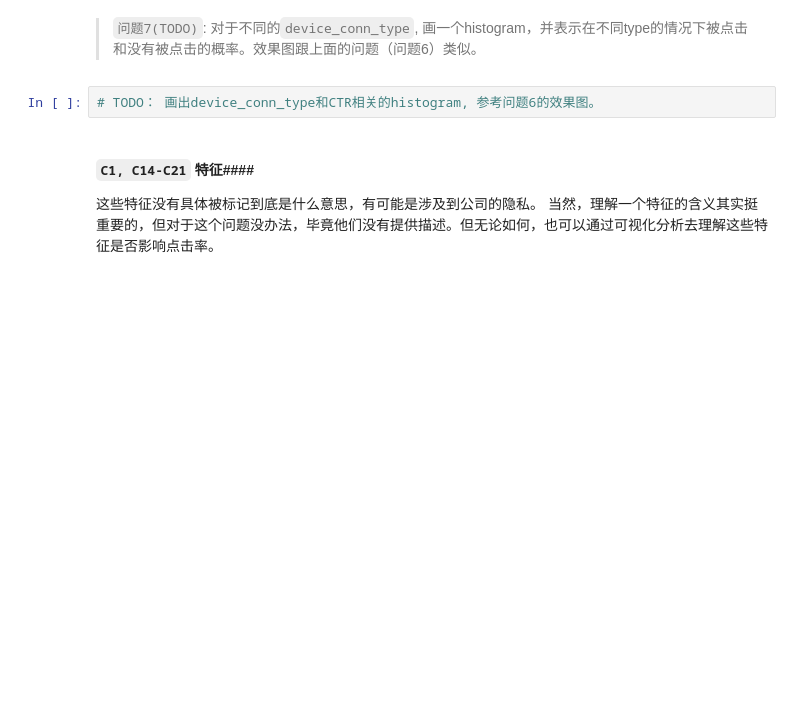
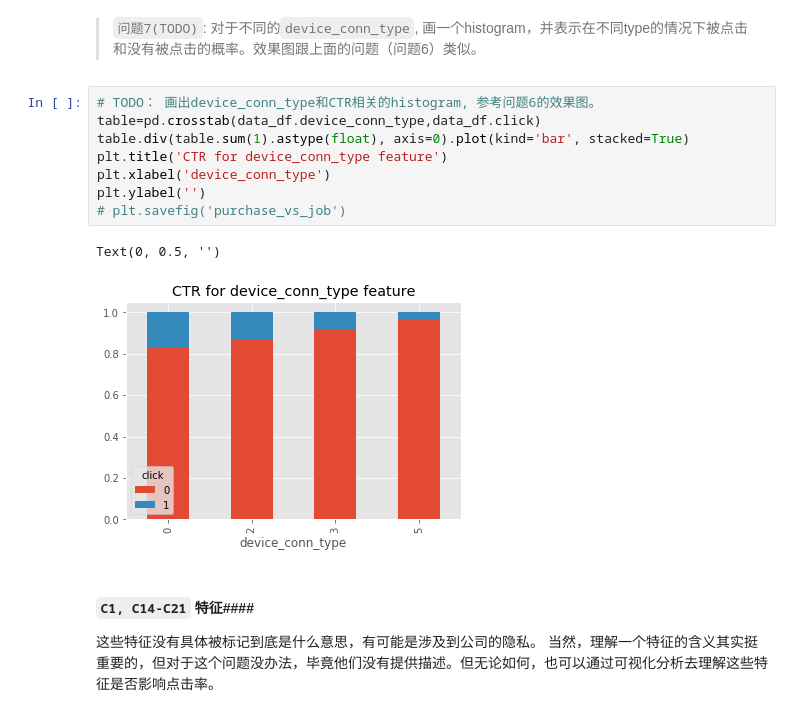
Before and after one commit to lishuai1022/machine_learning, a Jupyter notebook: projects-ch8-ad/starter_code.ipynb, the cells around one changed output. Cells and saved outputs as stored; diff of their text form; blank space fills up the shorter version.

```diff
--- a/projects-ch8-ad/starter_code.ipynb
+++ b/projects-ch8-ad/starter_code.ipynb
@@ -179,7 +249,16 @@ data_df[device_features].astype('object').describe()
 # %% [markdown]
 > ``问题7(TODO)``: 对于不同的``device_conn_type``, 画一个histogram，并表示在不同type的情况下被点击和没有被点击的概率。效果图跟上面的问题（问题6）类似。
-# %%
-# TODO： 画出device_conn_type和CTR相关的histogram, 参考问题6的效果图。
+# %%
+# TODO： 画出device_conn_type和CTR相关的histogram, 参考问题6的效果图。
+table=pd.crosstab(data_df.device_conn_type,data_df.click)
+table.div(table.sum(1).astype(float), axis=0).plot(kind='bar', stacked=True)
+plt.title('CTR for device_conn_type feature')
+plt.xlabel('device_conn_type')
+plt.ylabel('')
+# plt.savefig('purchase_vs_job')
+# %% [output]
+Text(0, 0.5, '')
+[figure, added]
 # %% [markdown]
 #### ``C1, C14-C21`` 特征####
 这些特征没有具体被标记到底是什么意思，有可能是涉及到公司的隐私。 当然，理解一个特征的含义其实挺重要的，但对于这个问题没办法，毕竟他们没有提供描述。但无论如何，也可以通过可视化分析去理解这些特征是否影响点击率。
```
Also changed, not shown: parts of 25 cells of this notebook.
